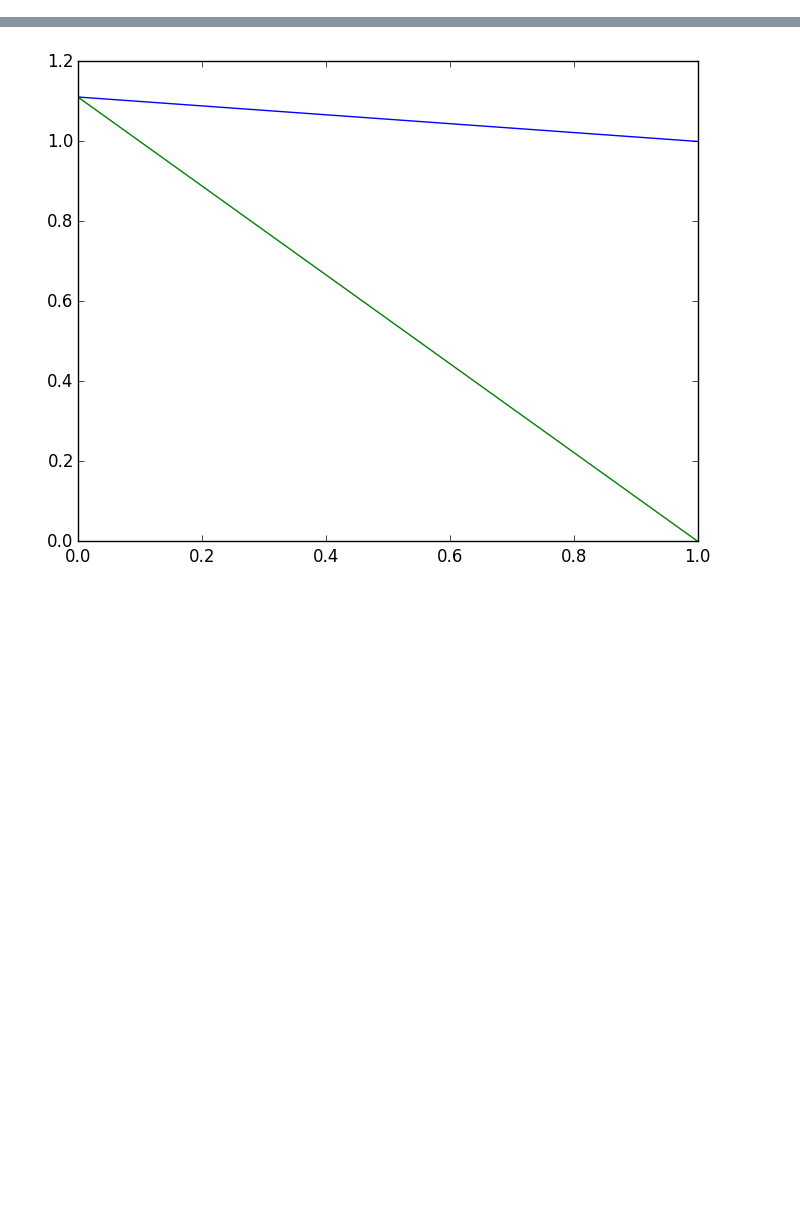
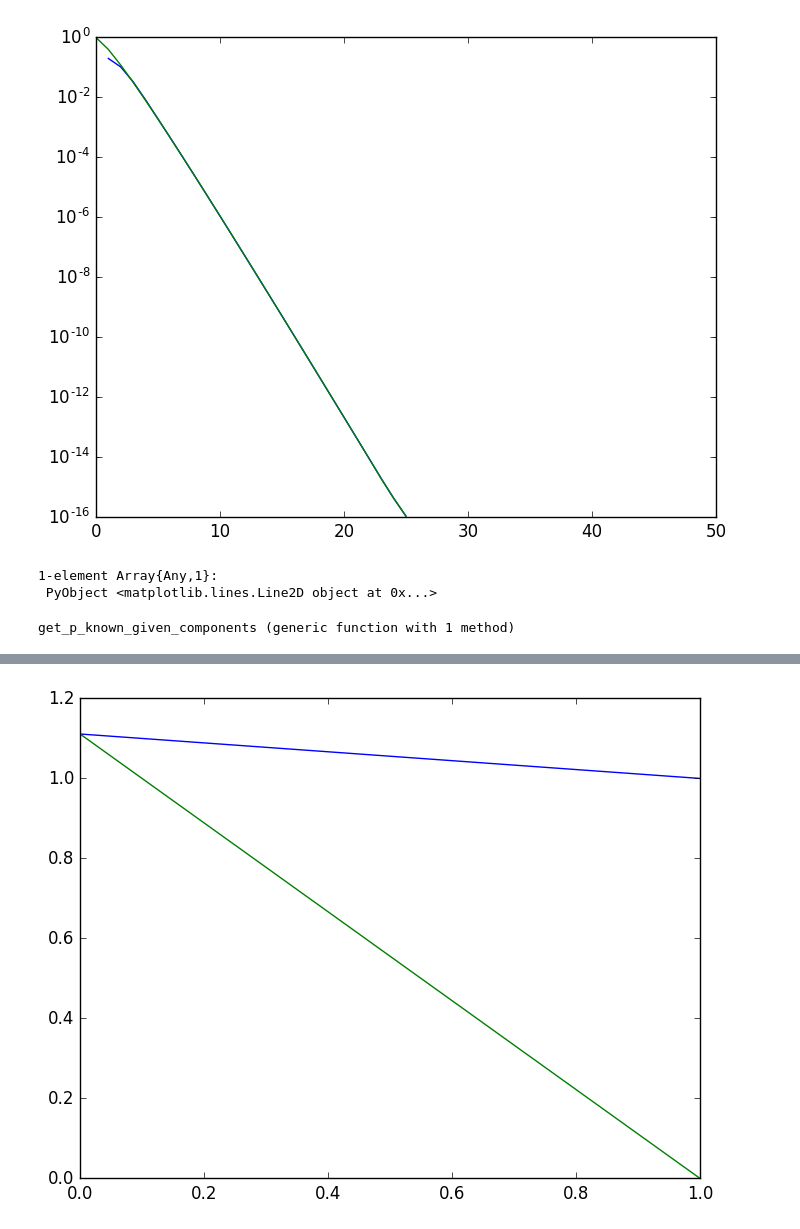
Before and after one commit to jnkh/indirect-rec, a Jupyter notebook: src/ReputationDiffusionClose.ipynb, the cells around one changed output, grey strips where cells are left out. Cells and saved outputs as stored; diff of their text form; code cells hidden in the pictures; blank space fills up the shorter version.

```diff
--- a/src/ReputationDiffusionClose.ipynb
+++ b/src/ReputationDiffusionClose.ipynb
@@ -66,0 +131,8 @@ PyObject <matplotlib.legend.Legend object at 0x...>
+# %%
+n = 50
+p = 0.8
+Ans = GraphConnectivityTheory.memoize_An(BigInt(n),BigFloat(p));
+
+function get_An_approx(n,p)
+    return 1 - n.*(1-p).^(n-1)
+end
@@ -66,0 +142,71 @@ PyObject <matplotlib.legend.Legend object at 0x...>
+# %%
+n_range = collect(1:n)
+semilogy(1-[convert(Float64,_) for _ in Ans])
+semilogy(1-get_An_approx(n_range,p))
+# %% [output]
+[figure, added]
+1-element Array{Any,1}:
+ PyObject <matplotlib.lines.Line2D object at 0x...>
+# %%
+function get_p_known_clique_percolation(g::LightGraphs.Graph,p::Real,num_trials = 100)
+    p_knowns = zeros(size(LightGraphs.vertices(g)))
+    singletons = IndirectRec.get_singleton_nodes_array(g)
+    for i in 1:num_trials
+        h = IndirectRec.sample_graph_edges(g,p)
+        p_knowns += get_p_known_clique(g,h)
+    end
+    p_knowns /= num_trials
+    return p_knowns,mean(p_knowns[!singletons])
+end
+
+
+function get_p_known_clique(g::LightGraphs.Graph,h::LightGraphs.Graph)
+    p_knowns = zeros(size(LightGraphs.vertices(g)))
+    for v in LightGraphs.vertices(g)
+        p_knowns[v] = get_p_known_clique(g,h,v)
+    end
+    return p_knowns
+end
+
+function get_p_known_clique(g::LightGraphs.Graph,h::LightGraphs.Graph,v::Int)
+    curr_neighbors = LightGraphs.neighbors(g,v)
+    clique_members = vcat([v],curr_neighbors)
+    clique,vmap = LightGraphs.induced_subgraph(h,clique_members)
+    vmap = reverse_vmap(vmap)
+    curr_neighbors_mapped = map_vertices(vmap,curr_neighbors)
+    components = IndirectRec.get_components(clique)
+    p_known = get_p_known_given_components(components,vmap[v],curr_neighbors_mapped)
+    return p_known
+end
+
+function map_vertices(vmap::Dict{Int,Int},vs::Array{Int,1})
+    vs_new = zeros(vs)
+    for i in 1:length(vs)
+        vs_new[i] = vmap[vs[i]]
+    end
+    vs_new
+end
+
+function reverse_vmap(vmap::Array{Int,1})
+    vmap_r = Dict{Int,Int}()
+    for (i,v) in enumerate(vmap)
+        vmap_r[v] = i
+    end
+    vmap_r
+end
+
+function get_p_known_given_components(components::IndirectRec.GraphComponents,v::Int,candidates::Array{Int,1})
+    p_known = 0
+    nc = length(candidates)
+    if nc > 0
+        for w in candidates
+            if IndirectRec.nodes_in_same_component(v,w,components)
+                p_known += 1.0
+            end
+        end
+        p_known /= nc
+    end
+    return p_known
+end
+# %% [output]
+get_p_known_given_components (generic function with 1 method)
```
Also changed, not shown: parts of 28 cells of this notebook.
